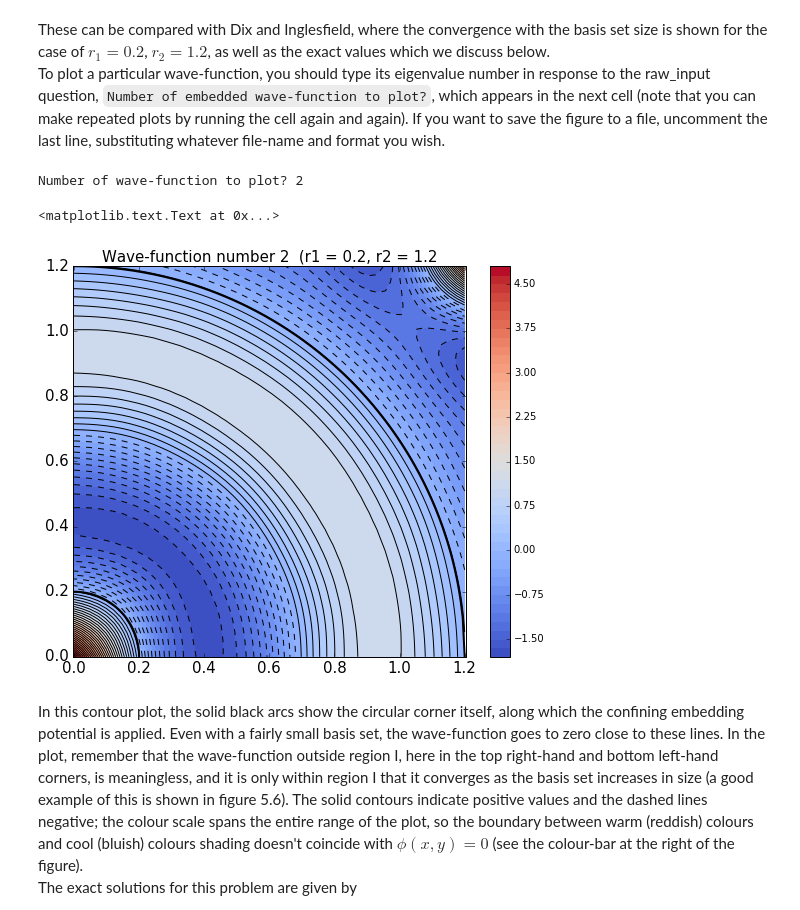
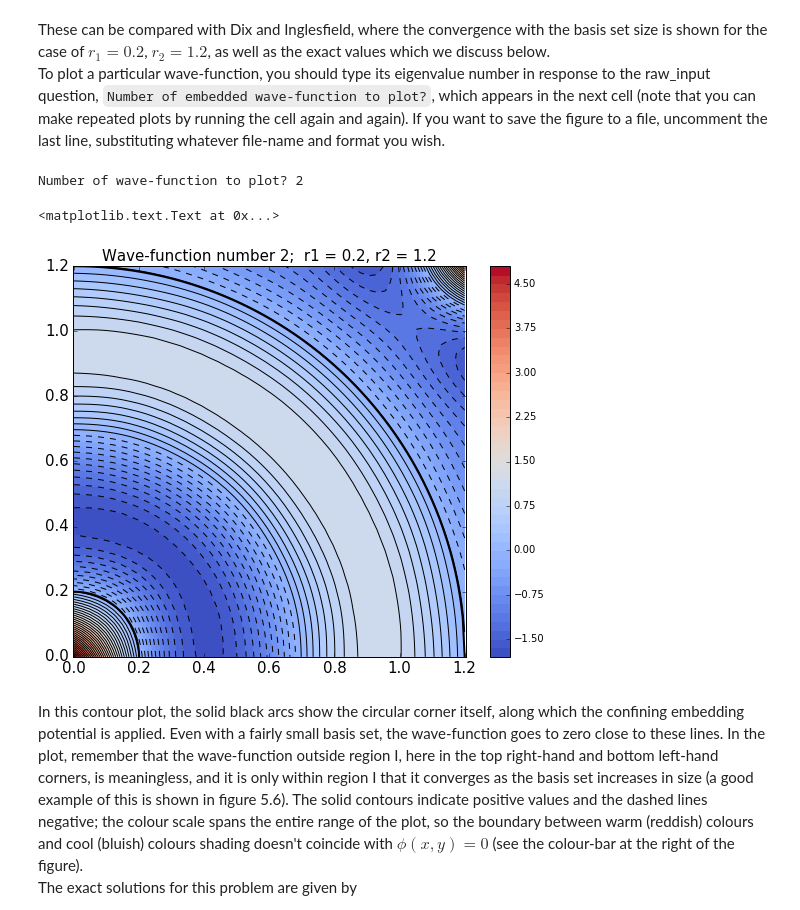
Before and after one commit to johninglesfield/embedding-notebook2, a Jupyter notebook: Embedding Notebook 2.ipynb, the cells around one changed output. Cells and saved outputs as stored; diff of their text form; code cells hidden in the pictures.

```diff
--- a/Embedding Notebook 2.ipynb
+++ b/Embedding Notebook 2.ipynb
@@ -319,29 +319,29 @@ To plot a particular wave-function, you should type its eigenvalue number in res
 # %%
 n_psi=int(raw_input('Number of wave-function to plot? '))
 # sets up plot
 xy_values=np.linspace(0.0,r2,n_plot)
 X,Y=np.meshgrid(xy_values,xy_values)
 coeff=eigen[n_psi][1]
 Z=conf.corner_plot(X,Y,coeff,pi*al/D,pi*be/D)
 plt.figure(figsize=(8.8,7))
 plt.axis('equal')
 plt.contourf(X,Y,Z,50,cmap='coolwarm')
 plt.colorbar()
 plt.contour(X,Y,Z,50,colors='black',linewidth=0.3)
 x_values=np.linspace(0.0,r2,200)
 plt.plot(x_values,sqrt(r2*r2-x_values*x_values),linewidth=2.0,\
          color='black')
 x_values=np.linspace(0.0,r1,200)
 plt.plot(x_values,sqrt(r1*r1-x_values*x_values),linewidth=2.0,\
          color='black')
 plt.tick_params(labelsize=15)
-plt.title('Wave-function number '+str(n_psi)+'  (r1 = '+str(r1)+\
+plt.title('Wave-function number '+str(n_psi)+';  r1 = '+str(r1)+\
           ', r2 = '+str(r2),fontsize=15)
 #plt.savefig('wave-fn.pdf') # saves figure to file (you can change file name)
 # %% [output]
 Number of wave-function to plot? 2
 <matplotlib.text.Text at 0x...>
-[figure, old version]
+[figure, new version]
 # %% [markdown]
 In this contour plot, the solid black arcs show the circular corner itself, along which the confining embedding potential is applied. Even with a fairly small basis set, the wave-function goes to zero close to these lines. In the plot, remember that the wave-function outside region I, here in the top right-hand and bottom left-hand corners, is meaningless, and it is only within region I that it converges as the basis set increases in size (a good example of this is shown in figure 5.6). The solid contours indicate positive values and the dashed lines negative; the colour scale spans the entire range of the plot, so the boundary between warm (reddish) colours and cool (bluish) colours shading doesn't coincide with $\phi(x,y)=0$ (see the colour-bar at the right of the figure).
 The exact solutions for this problem are given by
```
Also changed, not shown: 1 other file.
